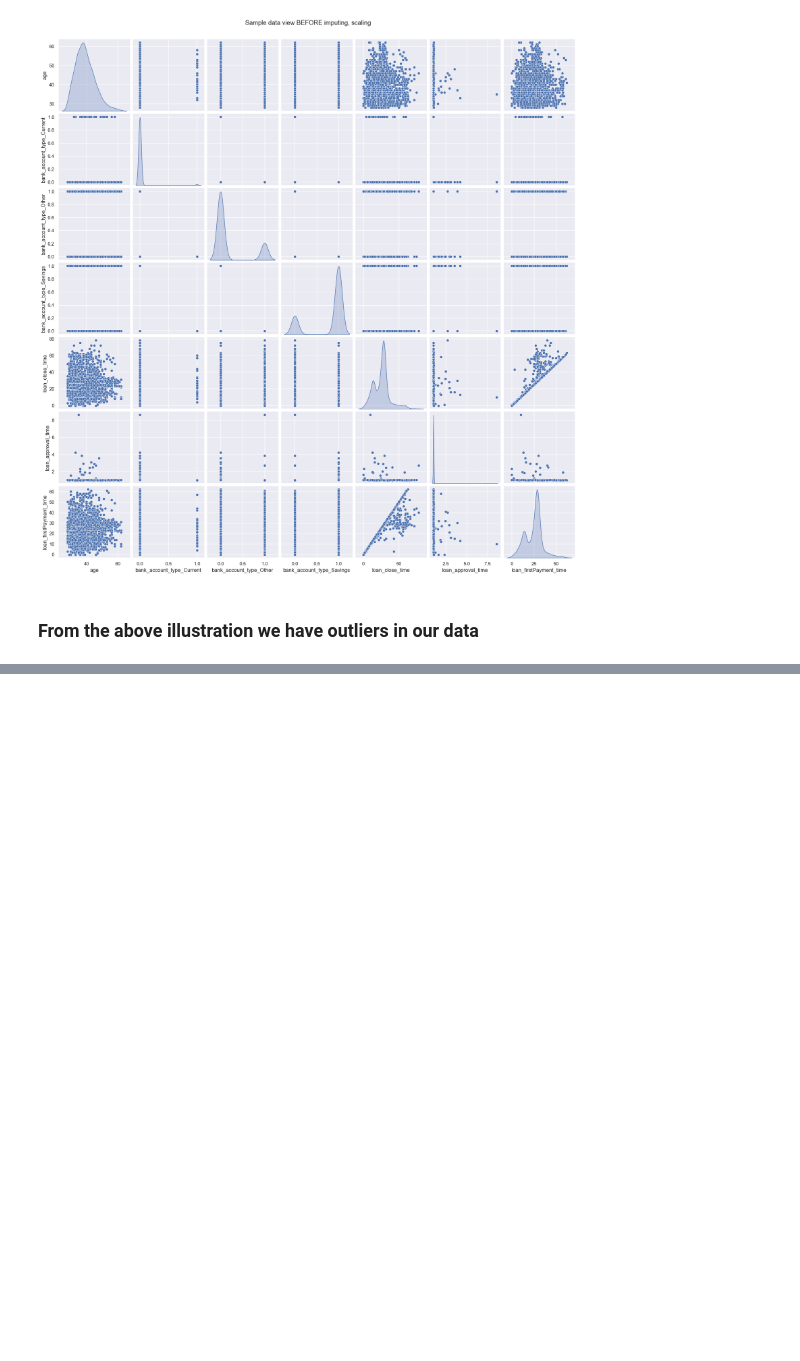
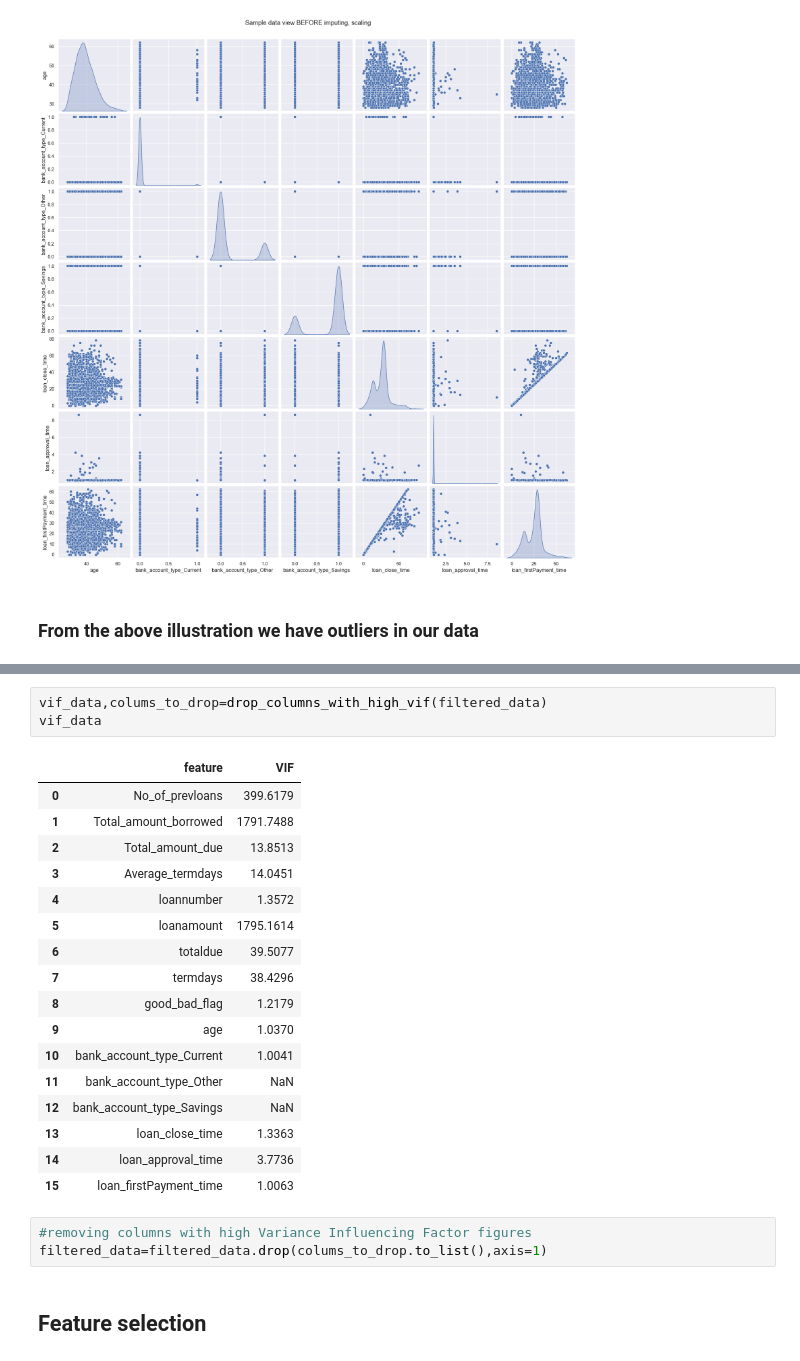
Before and after one commit to Group-10-Refactory-Capstone/Group10RefactoryCapstone, a Jupyter notebook: Explanatory Data analysis simon.ipynb, the cells around one changed output, grey strips where cells are left out. Cells and saved outputs as stored; diff of their text form; blank space fills up the shorter version.

```diff
--- a/Explanatory Data analysis simon.ipynb
+++ b/Explanatory Data analysis simon.ipynb
@@ -258,0 +368,26 @@ See the caveats in the documentation: https://pandas.pydata.org/pandas-docs/stab
+# %%
+vif_data,colums_to_drop=drop_columns_with_high_vif(filtered_data)
+vif_data
+# %% [output]
+|  | feature | VIF |
+| 0 | No_of_prevloans | 399.6179 |
+| 1 | Total_amount_borrowed | 1791.7488 |
+| 2 | Total_amount_due | 13.8513 |
+| 3 | Average_termdays | 14.0451 |
+| 4 | loannumber | 1.3572 |
+| 5 | loanamount | 1795.1614 |
+| 6 | totaldue | 39.5077 |
+| 7 | termdays | 38.4296 |
+| 8 | good_bad_flag | 1.2179 |
+| 9 | age | 1.0370 |
+| 10 | bank_account_type_Current | 1.0041 |
+| 11 | bank_account_type_Other | NaN |
+| 12 | bank_account_type_Savings | NaN |
+| 13 | loan_close_time | 1.3363 |
+| 14 | loan_approval_time | 3.7736 |
+| 15 | loan_firstPayment_time | 1.0063 |
+# %%
+#removing columns with high Variance Influencing Factor figures
+filtered_data=filtered_data.drop(colums_to_drop.to_list(),axis=1)
+# %% [markdown]
+## Feature selection
```
Also changed, not shown: parts of 25 cells of this notebook.
